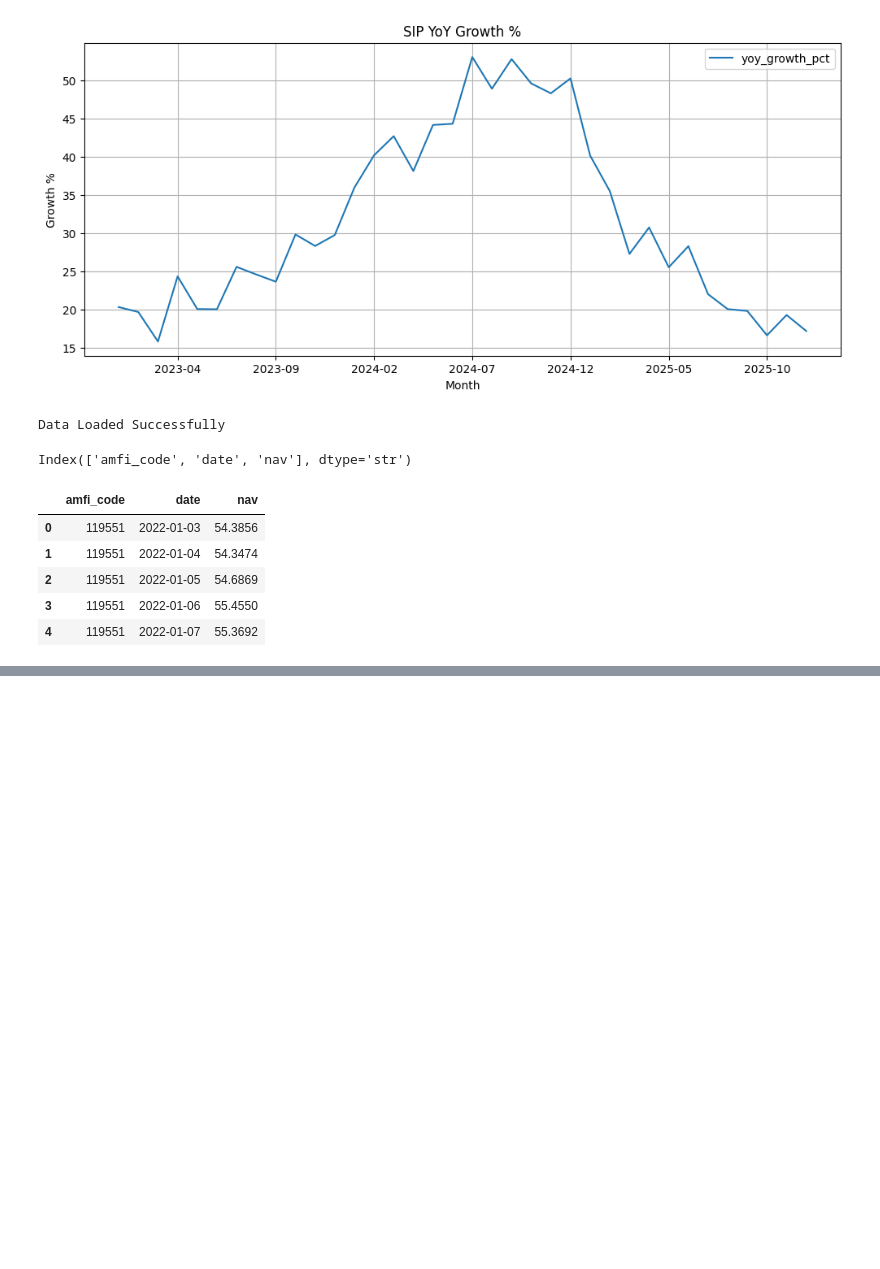
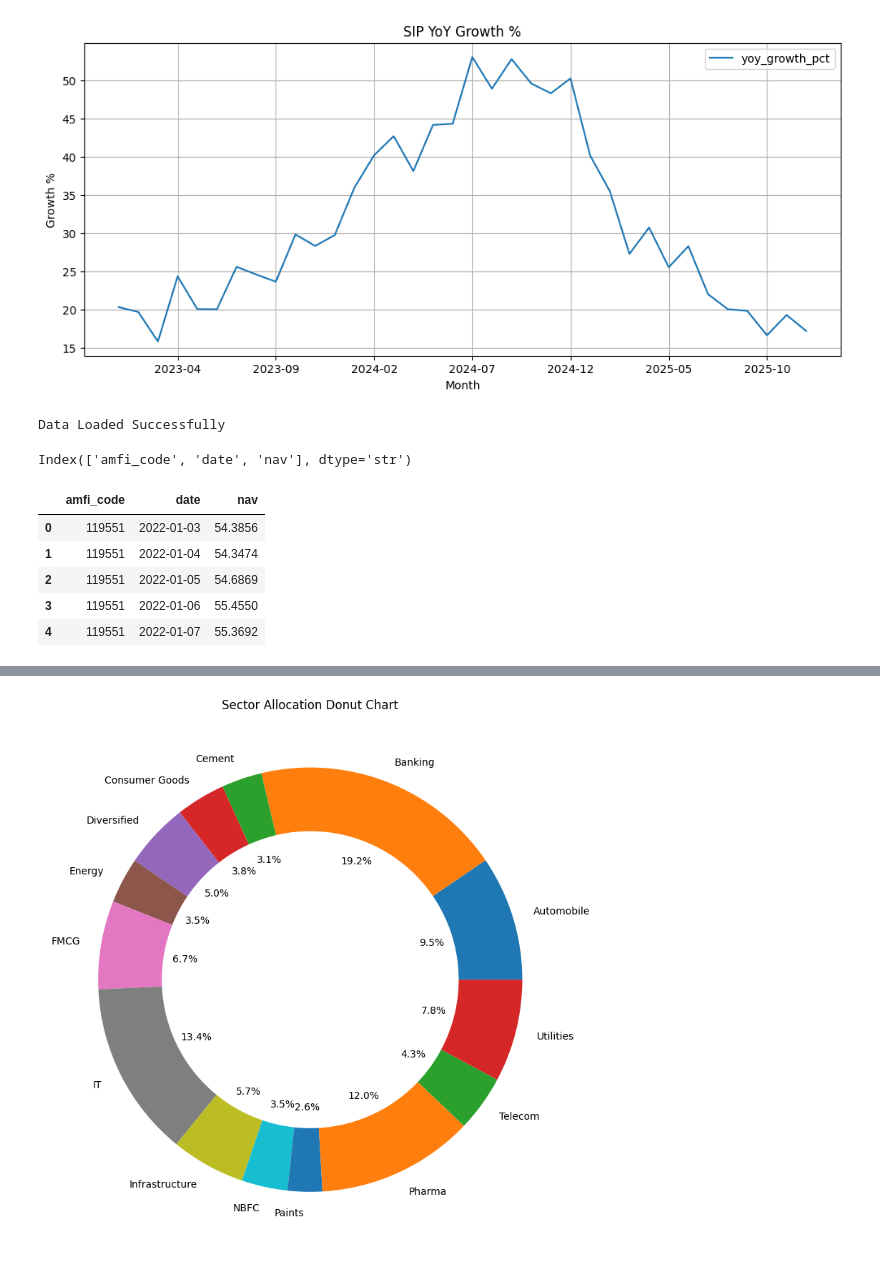
Before and after one commit to VaddeyrajuSaisiddartha/mutual-fund-analytics, a Jupyter notebook: notebooks/eda.ipynb, the cells around one changed output, grey strips where cells are left out. Drawn from its saved outputs; the diff is of its cells as text; code cells hidden in the pictures; blank space fills up the shorter version.

```diff
--- a/notebooks/eda.ipynb
+++ b/notebooks/eda.ipynb
@@ -219,0 +395,40 @@ nav.head()
+# %%
+import pandas as pd
+import matplotlib.pyplot as plt
+
+holdings = pd.read_csv("../data/raw/09_portfolio_holdings.csv")
+
+# Aggregate sector weights
+sector = holdings.groupby(
+    "sector"
+)["weight_pct"].sum()
+
+# Plot donut chart
+plt.figure(figsize=(8,8))
+
+plt.pie(
+    sector,
+    labels=sector.index,
+    autopct="%1.1f%%"
+)
+
+# Create donut hole
+centre_circle = plt.Circle(
+    (0,0),
+    0.70,
+    fc="white"
+)
+
+fig = plt.gcf()
+fig.gca().add_artist(centre_circle)
+
+plt.title("Sector Allocation Donut Chart")
+
+plt.tight_layout()
+
+# Save chart
+plt.savefig("../reports/sector_allocation_donut.png")
+
+plt.show()
+# %% [output]
+[figure, added]
```
Also changed, not shown: parts of 10 cells of this notebook, 4 other files.
